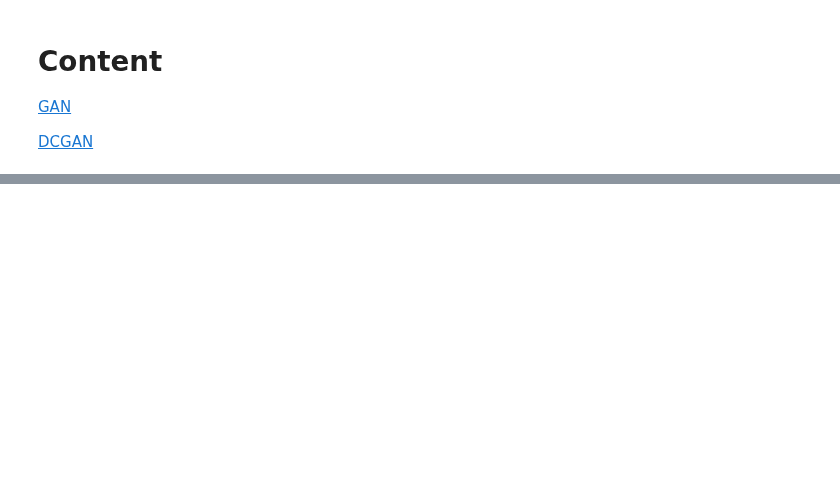
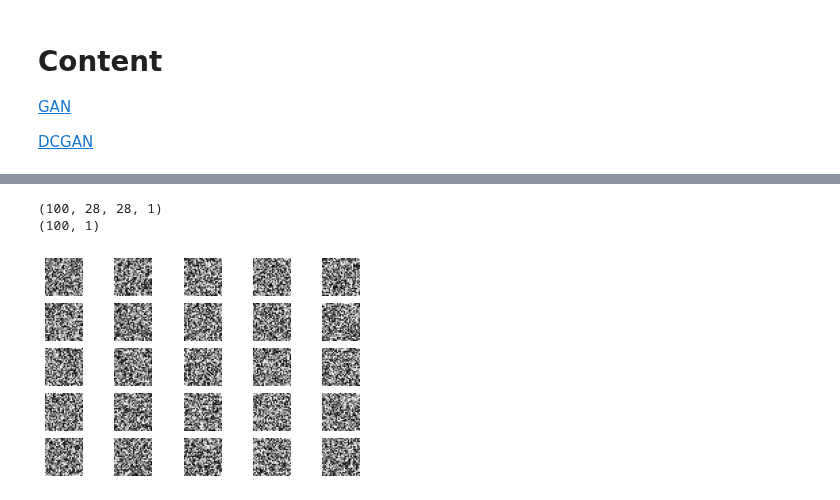
Before and after one commit to Locchuong96/machine-learning, a Jupyter notebook: GAN/GAN (part1).ipynb, the cells around one changed output, grey strips where cells are left out. Drawn from its saved outputs; the diff is of its cells as text; code cells hidden in the pictures; blank space fills up the shorter version.

```diff
--- a/GAN/GAN (part1).ipynb
+++ b/GAN/GAN (part1).ipynb
@@ -270,0 +126,10 @@ Batches per epoch: 468
+# %%
+# generate fake samples
+def generate_fake_samples(n_samples):
+    # generate uniform random numbers in [0,1]
+    X = np.random.rand(28*28*n_samples)
+    # reshape into a batch of grayscale images
+    X = X.reshape((n_samples,28,28,1))
+    # generate fake class labels 0
+    y = np.zeros((n_samples,1))
+    return X,y
@@ -270,0 +145,9 @@ Batches per epoch: 468
+# %%
+X,y = generate_fake_samples(100)
+print(X.shape)
+print(y.shape)
+display_samples(X)
+# %% [output]
+(100, 28, 28, 1)
+(100, 1)
+[figure, added]
```
Also changed, not shown: parts of 50 cells of this notebook.
